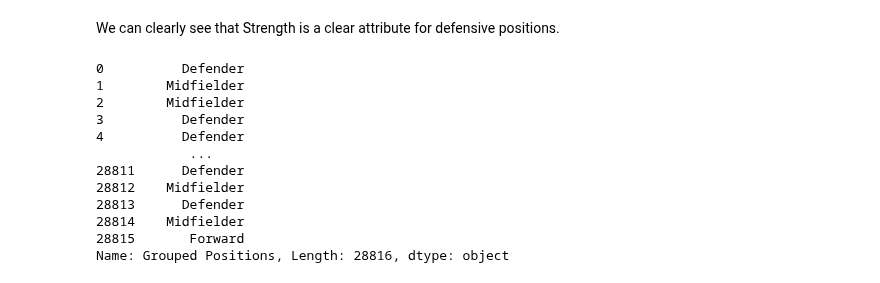
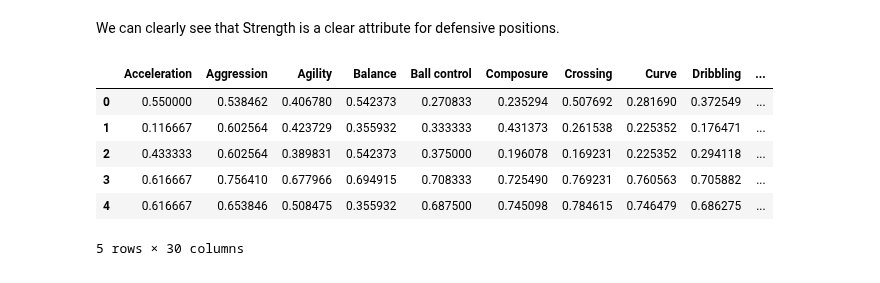
Before and after one commit to MikaParssinen/Applied-Machine-Learning, a Jupyter notebook: INL1/VisualizeData.ipynb, the cells around one changed output. Saved outputs shown, nothing was run; the diff lists cells and outputs as text; code cells hidden in the pictures.

```diff
--- a/INL1/VisualizeData.ipynb
+++ b/INL1/VisualizeData.ipynb
@@ -81,17 +101,13 @@ plt.show()
 # %% [markdown]
 We can clearly see that Strength is a clear attribute for defensive positions.
-# %%
-df.iloc[:, -1]
-# %% [output]
-0          Defender
-1        Midfielder
-2        Midfielder
-3          Defender
-4          Defender
-            ...
-28811      Defender
-28812    Midfielder
-28813      Defender
-28814    Midfielder
-28815       Forward
-Name: Grouped Positions, Length: 28816, dtype: object
+# %%
+df_Normal = pd.read_csv("./FIFA18_players_database/clean_data_normalized.csv")
+df_Normal.head()
+# %% [output]
+|  | Acceleration | Aggression | Agility | Balance | Ball control | Composure | Crossing | Curve | Dribbling | ... |
+| 0 | 0.550000 | 0.538462 | 0.406780 | 0.542373 | 0.270833 | 0.235294 | 0.507692 | 0.281690 | 0.372549 | ... |
+| 1 | 0.116667 | 0.602564 | 0.423729 | 0.355932 | 0.333333 | 0.431373 | 0.261538 | 0.225352 | 0.176471 | ... |
+| 2 | 0.433333 | 0.602564 | 0.389831 | 0.542373 | 0.375000 | 0.196078 | 0.169231 | 0.225352 | 0.294118 | ... |
+| 3 | 0.616667 | 0.756410 | 0.677966 | 0.694915 | 0.708333 | 0.725490 | 0.769231 | 0.760563 | 0.705882 | ... |
+| 4 | 0.616667 | 0.653846 | 0.508475 | 0.355932 | 0.687500 | 0.745098 | 0.784615 | 0.746479 | 0.686275 | ... |
+5 rows × 30 columns
```
Also changed, not shown: parts of 13 cells of this notebook, 3 other files.
